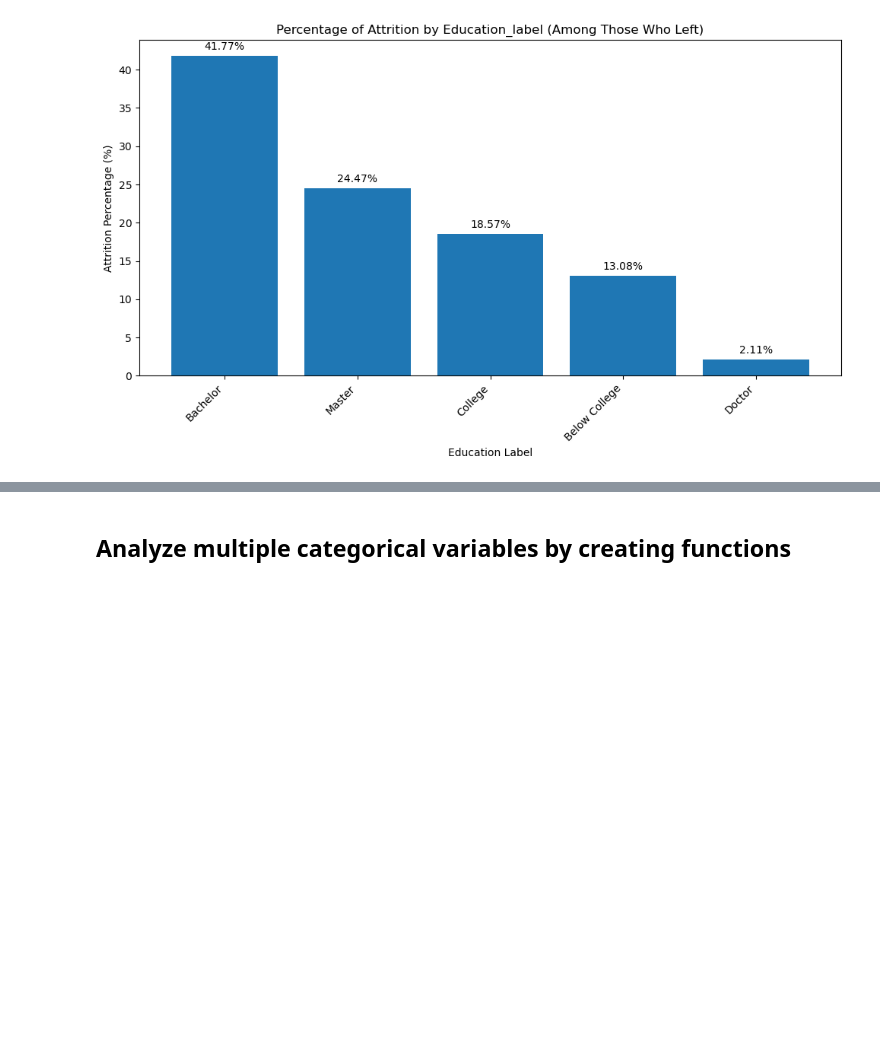
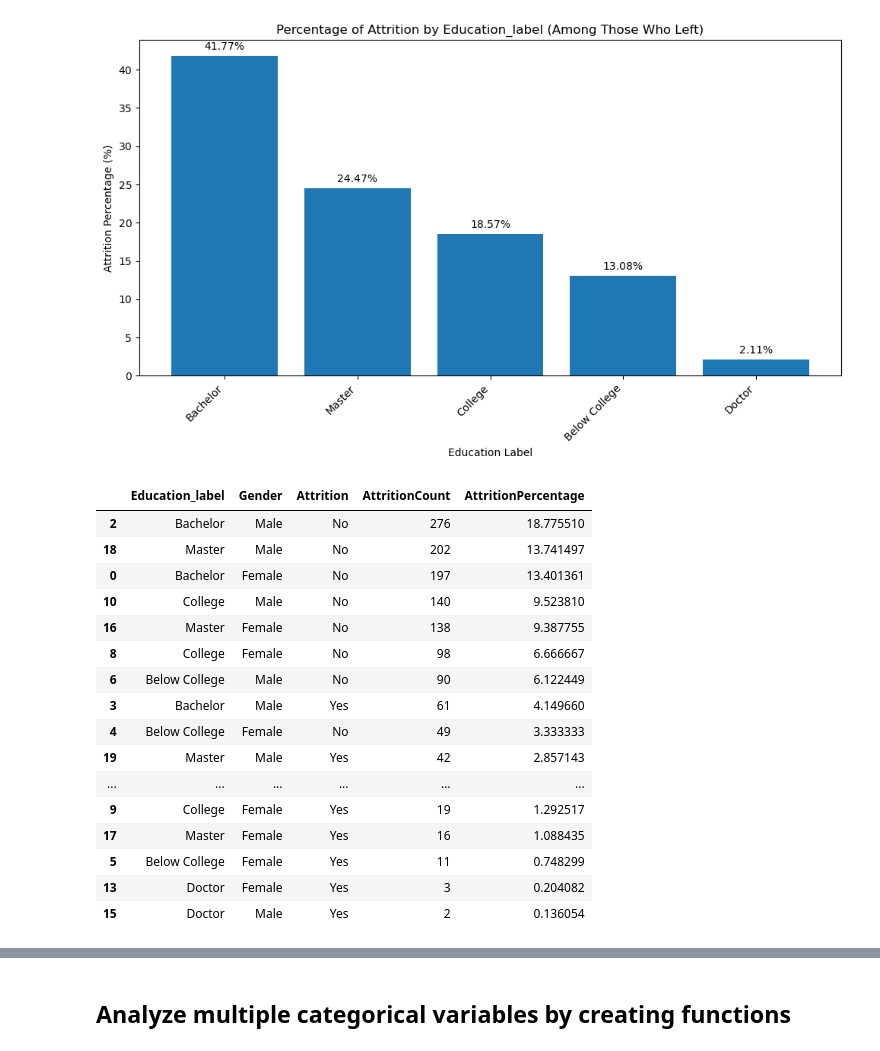
Before and after one commit to cihernand/ibm_hr_analytics, a Jupyter notebook: DataCleaningandExploration.ipynb, the cells around one changed output, grey strips where cells are left out. Cells and saved outputs as stored; diff of their text form; code cells hidden in the pictures; blank space fills up the shorter version.

```diff
--- a/DataCleaningandExploration.ipynb
+++ b/DataCleaningandExploration.ipynb
@@ -183,3 +183,31 @@ plt.tight_layout()
 plt.show()
 # %% [output]
 [figure]
+# %%
+# Analyze Attrition by Education and Gender
+attrition_by_education_gender = df.groupby(['Education_label', 'Gender', 'Attrition']).size().reset_index(name='AttritionCount')
+# Calculate the total number of attritions
+total_attrition = attrition_by_education_gender['AttritionCount'].sum()
+
+# Calculate the percentage for each education level
+attrition_by_education_gender['AttritionPercentage'] = (attrition_by_education_gender['AttritionCount'] / total_attrition) * 100
+attrition_by_education_gender = attrition_by_education_gender.sort_values(ascending=False, by= 'AttritionPercentage')
+attrition_by_education_gender
+# %% [output]
+|  | Education_label | Gender | Attrition | AttritionCount | AttritionPercentage |
+| 2 | Bachelor | Male | No | 276 | 18.775510 |
+| 18 | Master | Male | No | 202 | 13.741497 |
+| 0 | Bachelor | Female | No | 197 | 13.401361 |
+| 10 | College | Male | No | 140 | 9.523810 |
+| 16 | Master | Female | No | 138 | 9.387755 |
+| 8 | College | Female | No | 98 | 6.666667 |
+| 6 | Below College | Male | No | 90 | 6.122449 |
+| 3 | Bachelor | Male | Yes | 61 | 4.149660 |
+| 4 | Below College | Female | No | 49 | 3.333333 |
+| 19 | Master | Male | Yes | 42 | 2.857143 |
+| ... | ... | ... | ... | ... | ... |
+| 9 | College | Female | Yes | 19 | 1.292517 |
+| 17 | Master | Female | Yes | 16 | 1.088435 |
+| 5 | Below College | Female | Yes | 11 | 0.748299 |
+| 13 | Doctor | Female | Yes | 3 | 0.204082 |
+| 15 | Doctor | Male | Yes | 2 | 0.136054 |
```
Also changed, not shown: parts of 5 cells of this notebook.
